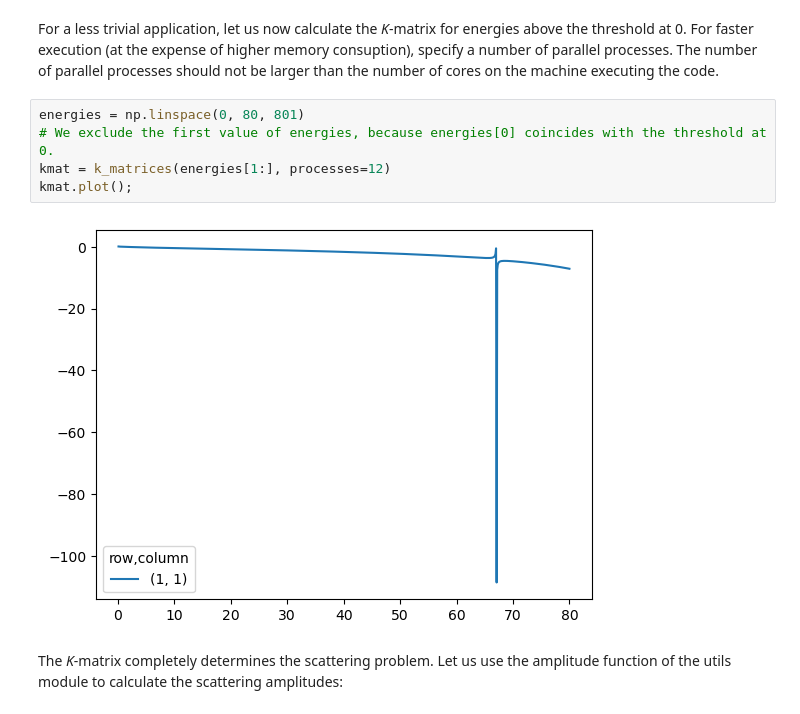
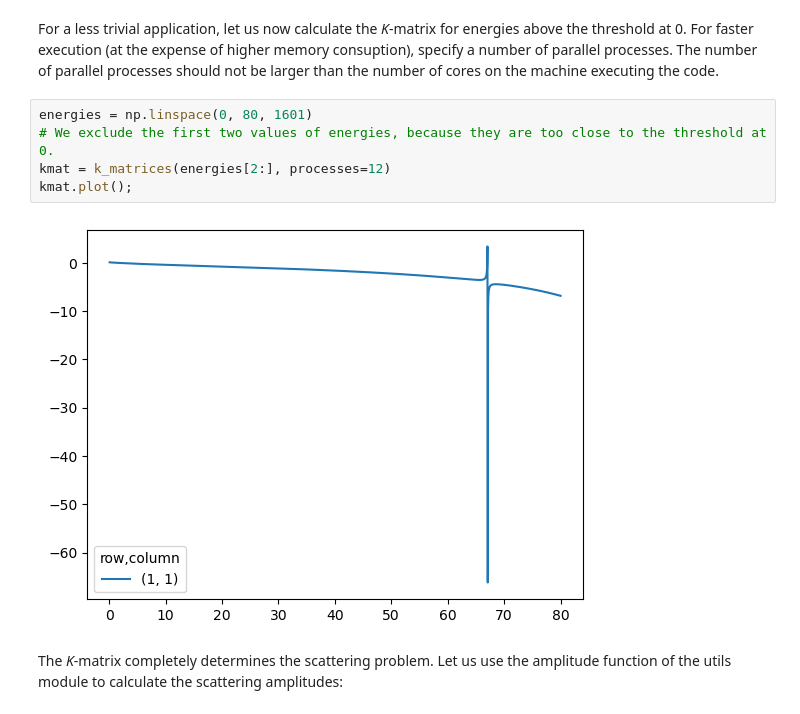
Before and after one commit to Robrusch/SPARSE, a Jupyter notebook: SPARSE_tutorial.ipynb, the cells around one changed output. Cells and saved outputs as stored; diff of their text form.

```diff
--- a/SPARSE_tutorial.ipynb
+++ b/SPARSE_tutorial.ipynb
@@ -107,12 +107,12 @@ For a less trivial application, let us now calculate the *K*-matrix for energies
 For faster execution (at the expense of higher memory consuption), specify a number of parallel processes.
 The number of parallel processes should not be larger than the number of cores on the machine executing the code.
 # %%
-energies = np.linspace(0, 80, 801)
-# We exclude the first value of energies, because energies[0] coincides with the threshold at 0.
-kmat = k_matrices(energies[1:], processes=12)
+energies = np.linspace(0, 80, 1601)
+# We exclude the first two values of energies, because they are too close to the threshold at 0.
+kmat = k_matrices(energies[2:], processes=12)
 kmat.plot();
 # %% [output]
-[figure, old version]
+[figure, new version]
 # %% [markdown]
 The *K*-matrix completely determines the scattering problem. Let us use the amplitude function of the utils module to calculate the scattering amplitudes:
 # %%
```
Also changed, not shown: parts of 1 cell of this notebook.
